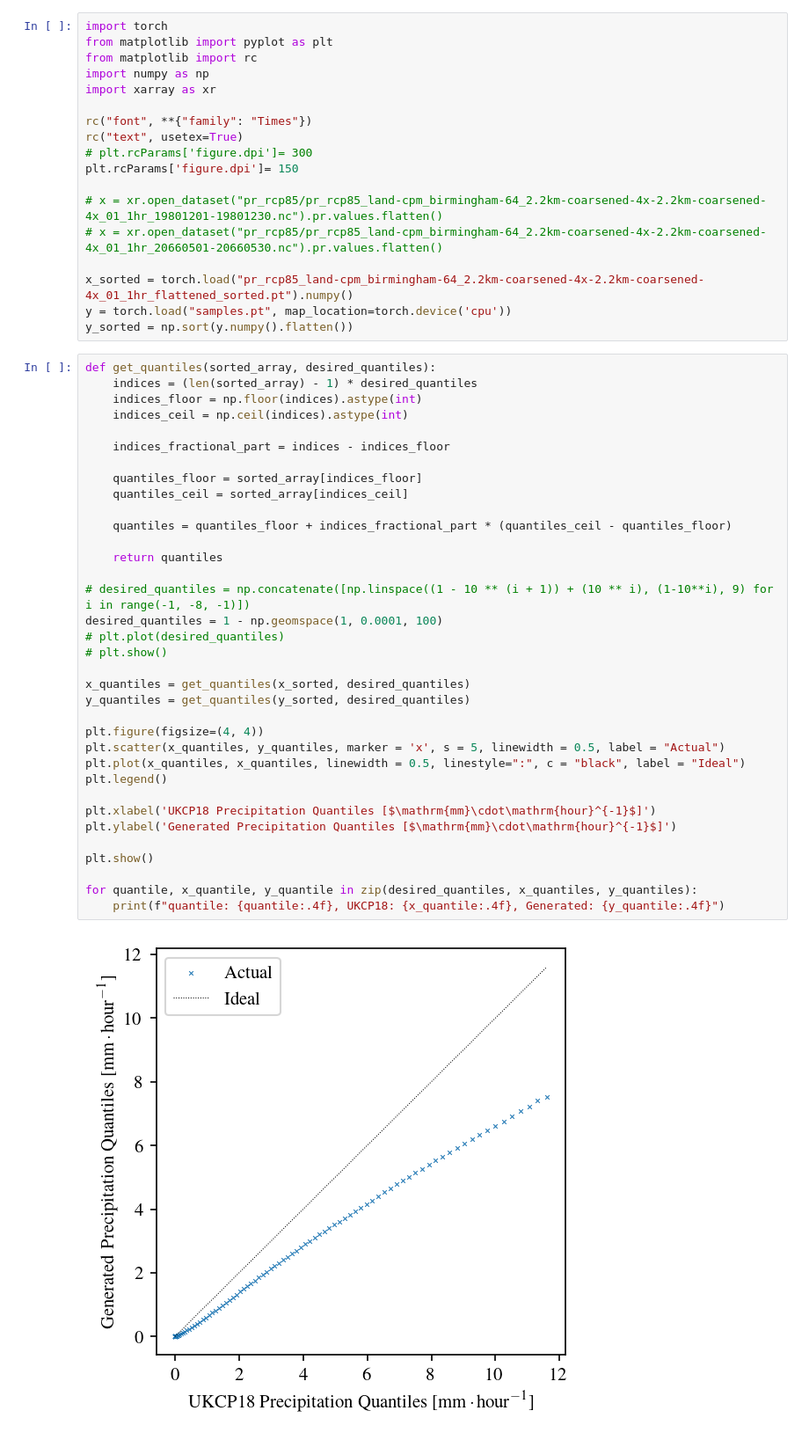
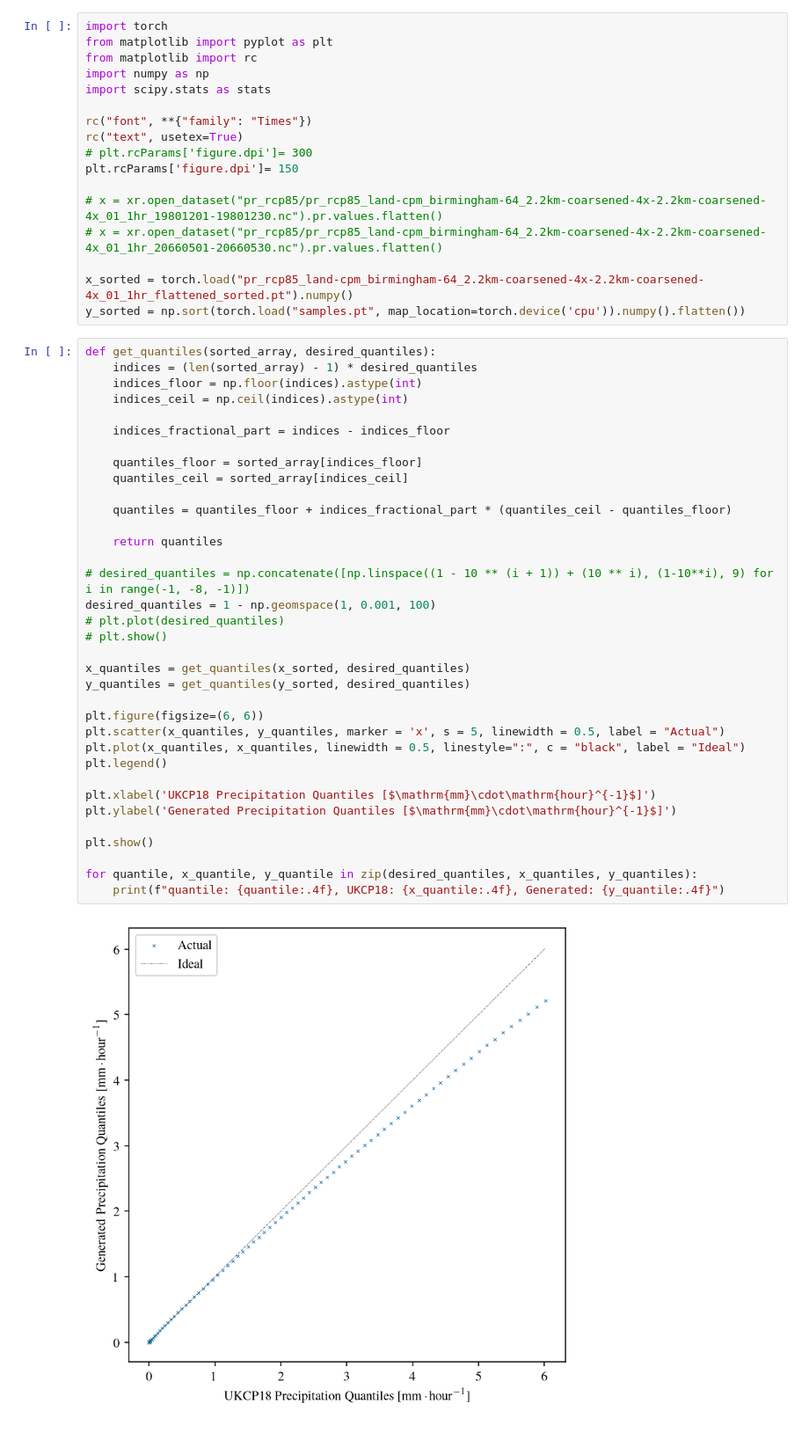
Before and after one commit to henryaddison/video-diffusion-climate, a Jupyter notebook: notebooks/qq.ipynb, the cells around one changed output. Shown at 88% size. Cells and saved outputs as stored; diff of their text form.

```diff
--- a/notebooks/qq.ipynb
+++ b/notebooks/qq.ipynb
@@ -3,7 +3,7 @@ import torch
 from matplotlib import pyplot as plt
 from matplotlib import rc
 import numpy as np
-import xarray as xr
+import scipy.stats as stats
 
 rc("font", **{"family": "Times"})
 rc("text", usetex=True)
@@ -14,8 +14,7 @@ plt.rcParams['figure.dpi']= 150
 # x = xr.open_dataset("pr_rcp85/pr_rcp85_land-cpm_birmingham-64_2.2km-coarsened-4x-2.2km-coarsened-4x_01_1hr_20660501-20660530.nc").pr.values.flatten()
 
 x_sorted = torch.load("pr_rcp85_land-cpm_birmingham-64_2.2km-coarsened-4x-2.2km-coarsened-4x_01_1hr_flattened_sorted.pt").numpy()
-y = torch.load("samples.pt", map_location=torch.device('cpu'))
-y_sorted = np.sort(y.numpy().flatten())
+y_sorted = np.sort(torch.load("samples.pt", map_location=torch.device('cpu')).numpy().flatten())
 # %%
 def get_quantiles(sorted_array, desired_quantiles):
     indices = (len(sorted_array) - 1) * desired_quantiles
@@ -23,34 +22,34 @@ def get_quantiles(sorted_array, desired_quantiles):
     indices_ceil = np.ceil(indices).astype(int)
 
     indices_fractional_part = indices - indices_floor
 
     quantiles_floor = sorted_array[indices_floor]
     quantiles_ceil = sorted_array[indices_ceil]
 
     quantiles = quantiles_floor + indices_fractional_part * (quantiles_ceil - quantiles_floor)
 
     return quantiles
 
 # desired_quantiles = np.concatenate([np.linspace((1 - 10 ** (i + 1)) + (10 ** i), (1-10**i), 9) for i in range(-1, -8, -1)])
-desired_quantiles = 1 - np.geomspace(1, 0.0001, 100)
+desired_quantiles = 1 - np.geomspace(1, 0.001, 100)
 # plt.plot(desired_quantiles)
 # plt.show()
 
 x_quantiles = get_quantiles(x_sorted, desired_quantiles)
 y_quantiles = get_quantiles(y_sorted, desired_quantiles)
 
-plt.figure(figsize=(4, 4))
+plt.figure(figsize=(6, 6))
 plt.scatter(x_quantiles, y_quantiles, marker = 'x', s = 5, linewidth = 0.5, label = "Actual")
 plt.plot(x_quantiles, x_quantiles, linewidth = 0.5, linestyle=":", c = "black", label = "Ideal")
 plt.legend()
 
 plt.xlabel('UKCP18 Precipitation Quantiles [$\mathrm{mm}\cdot\mathrm{hour}^{-1}$]')
 plt.ylabel('Generated Precipitation Quantiles [$\mathrm{mm}\cdot\mathrm{hour}^{-1}$]')
 
 plt.show()
 
 for quantile, x_quantile, y_quantile in zip(desired_quantiles, x_quantiles, y_quantiles):
     print(f"quantile: {quantile:.4f}, UKCP18: {x_quantile:.4f}, Generated: {y_quantile:.4f}")
 # %% [output]
-[figure, old version]
+[figure, new version]
 quantile: 0.0000, UKCP18: 0.0000, Generated: 0.0000
```
Also changed, not shown: parts of 1 cell of this notebook, 4 other files.
